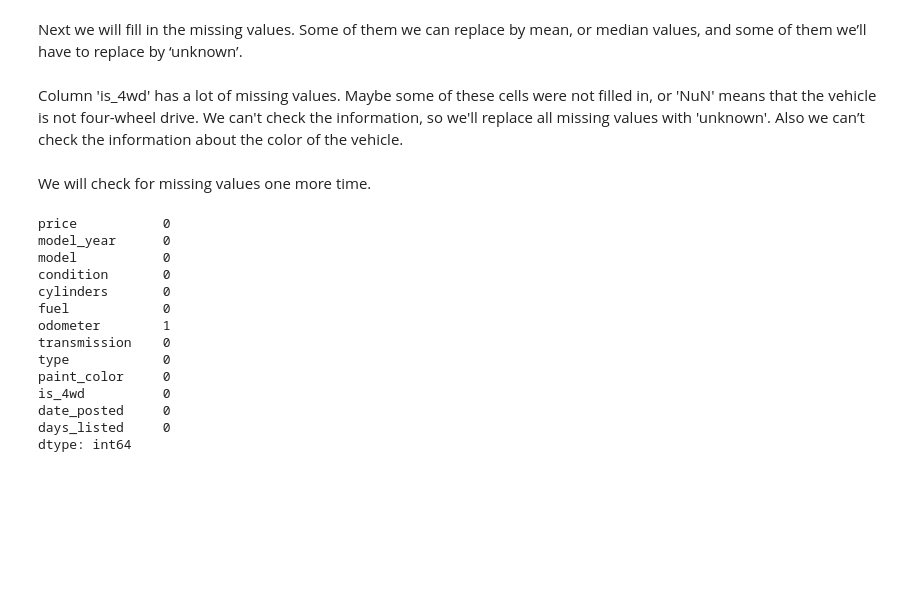
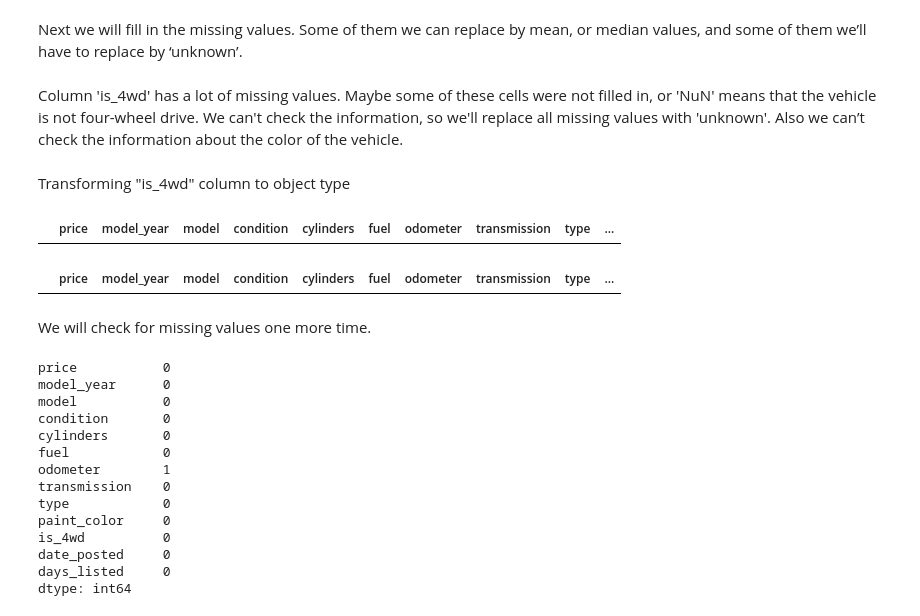
Before and after one commit to AnnaMogilevsky/project, a Jupyter notebook: EDA.ipynb, the cells around one changed output. Drawn from its saved outputs; the diff is of its cells as text; code cells hidden in the pictures; blank space fills up the shorter version.

Commit message:
Copied changes in replacement method

```diff
--- a/EDA.ipynb
+++ b/EDA.ipynb
@@ -193,10 +193,21 @@ df['odometer'] = df['odometer'].fillna(df.groupby(['model_year'])['odometer'].tr
 df['odometer'] = df['odometer'].round()
 # %% [markdown]
 Column 'is_4wd' has a lot of missing values. Maybe some of these cells were not filled in, or 'NuN' means that the vehicle is not four-wheel drive. We can't check the information, so we'll replace all missing values with 'unknown'. Also we can’t check the information about the color of the vehicle.
-# %%
-columns_to_replace=['paint_color', 'is_4wd']
-for column in columns_to_replace:
-   df[column]=df[column].fillna('unknown')
+# %% [markdown]
+Transforming "is_4wd" column to object type
+# %%
+df['is_4wd'] = df['is_4wd'].astype(str)
+# %%
+df['paint_color']=df['paint_color'].fillna('unknown')
+df['is_4wd']=df['is_4wd'].replace('nan', 'unknown')
+# %%
+df[df.is_4wd.isna()]
+# %% [output]
+|  | price | model_year | model | condition | cylinders | fuel | odometer | transmission | type | ... |
+# %%
+df[df.paint_color.isna()]
+# %% [output]
+|  | price | model_year | model | condition | cylinders | fuel | odometer | transmission | type | ... |
 # %% [markdown]
 We will check for missing values one more time.
 # %%
```
Also changed, not shown: parts of 2 cells of this notebook.
